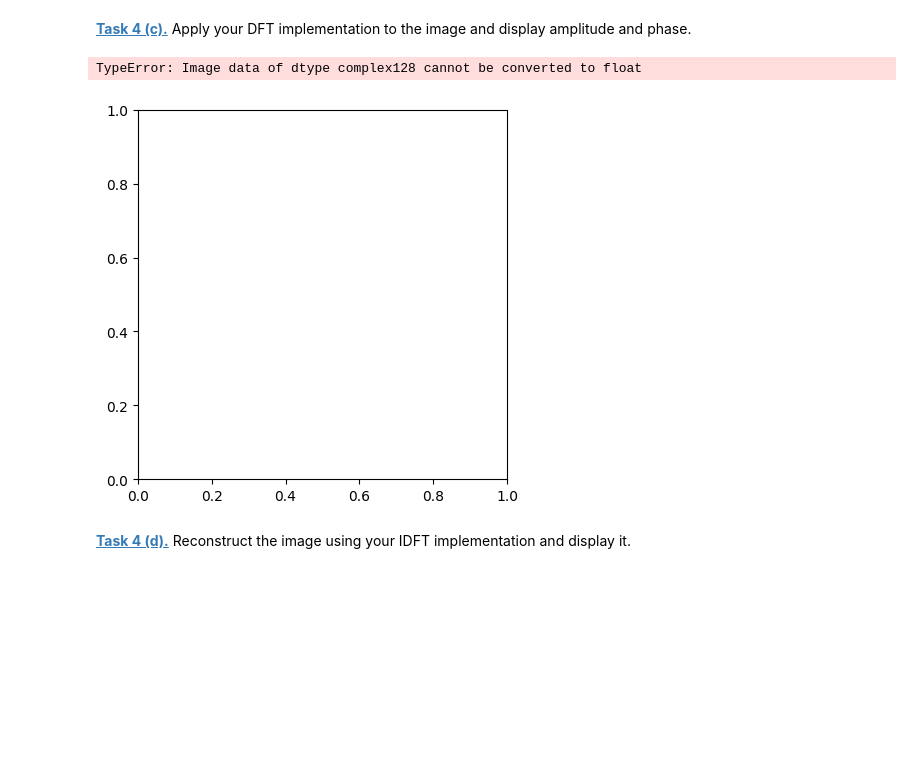
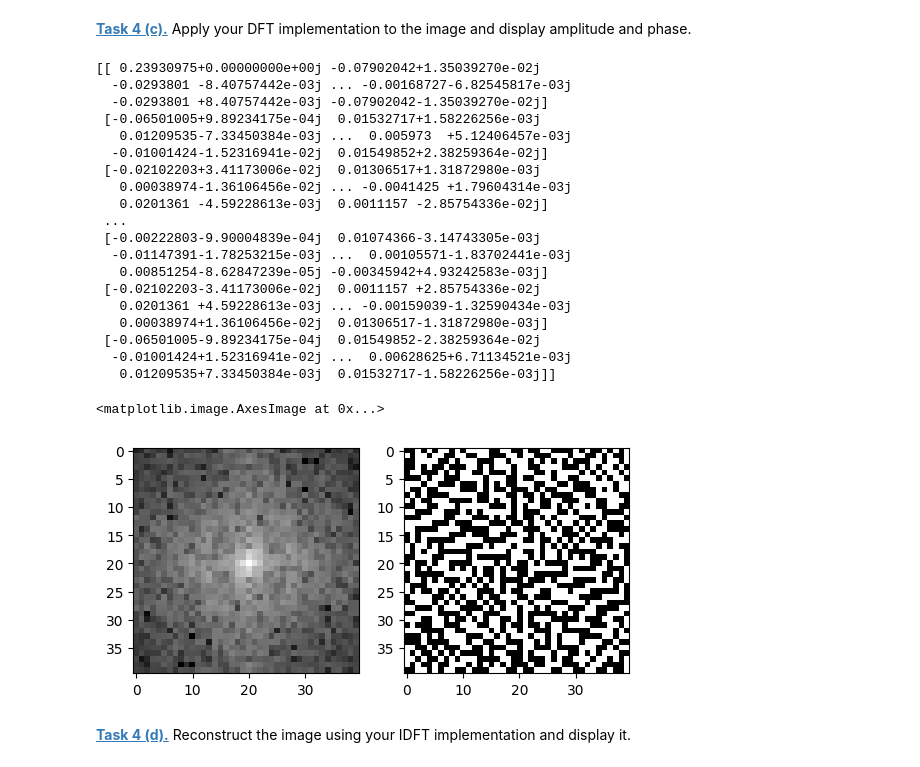
Before and after one commit to UweBuchwaldo/BioinfoRohr, a Jupyter notebook: fourier.ipynb, the cells around one changed output. Drawn from its saved outputs; the diff is of its cells as text; code cells hidden in the pictures; blank space fills up the shorter version.

```diff
--- a/fourier.ipynb
+++ b/fourier.ipynb
@@ -273,11 +273,46 @@ plt.imshow(test_img, 'gray')
 [figure]
 # %% [markdown]
 **[Task 4 (c).]()** Apply your DFT implementation to the image and display amplitude and phase.
-# %%
-dft_brain = dft(test_img)
-plt.imshow(dft_brain)
-# %% [output]
-TypeError: Image data of dtype complex128 cannot be converted to float
-[figure, removed]
+# %%
+dft_brain = dft(test_img)
+print(dft_brain)
+
+
+shift_brain_ft = np.fft.fftshift(dft_brain)
+
+shift_amplitude = np.abs(shift_brain_ft)
+shift_phase = np.angle(shift_brain_ft)
+
+
+amplitude_dft = np.abs(shift_amplitude)
+phase_dft = np.angle(shift_phase)
+
+plt.figure()
+plt.subplot(1, 2, 1)
+plt.imshow(np.log(amplitude_dft), 'gray')
+plt.subplot(1, 2, 2)
+plt.imshow(phase_dft, 'gray')
+# %% [output]
+[[ 0.23930975+0.00000000e+00j -0.07902042+1.35039270e-02j
+  -0.0293801 -8.40757442e-03j ... -0.00168727-6.82545817e-03j
+  -0.0293801 +8.40757442e-03j -0.07902042-1.35039270e-02j]
+ [-0.06501005+9.89234175e-04j  0.01532717+1.58226256e-03j
+   0.01209535-7.33450384e-03j ...  0.005973  +5.12406457e-03j
+  -0.01001424-1.52316941e-02j  0.01549852+2.38259364e-02j]
+ [-0.02102203+3.41173006e-02j  0.01306517+1.31872980e-03j
+   0.00038974-1.36106456e-02j ... -0.0041425 +1.79604314e-03j
+   0.0201361 -4.59228613e-03j  0.0011157 -2.85754336e-02j]
+ ...
+ [-0.00222803-9.90004839e-04j  0.01074366-3.14743305e-03j
+  -0.01147391-1.78253215e-03j ...  0.00105571-1.83702441e-03j
+   0.00851254-8.62847239e-05j -0.00345942+4.93242583e-03j]
+ [-0.02102203-3.41173006e-02j  0.0011157 +2.85754336e-02j
+   0.0201361 +4.59228613e-03j ... -0.00159039-1.32590434e-03j
+   0.00038974+1.36106456e-02j  0.01306517-1.31872980e-03j]
+ [-0.06501005-9.89234175e-04j  0.01549852-2.38259364e-02j
+  -0.01001424+1.52316941e-02j ...  0.00628625+6.71134521e-03j
+   0.01209535+7.33450384e-03j  0.01532717-1.58226256e-03j]]
+<matplotlib.image.AxesImage at 0x...>
+[figure, added]
 # %% [markdown]
 **[Task 4 (d).]()** Reconstruct the image using your IDFT implementation and display it.
```
Also changed, not shown: parts of 3 cells of this notebook, 1 other file.
